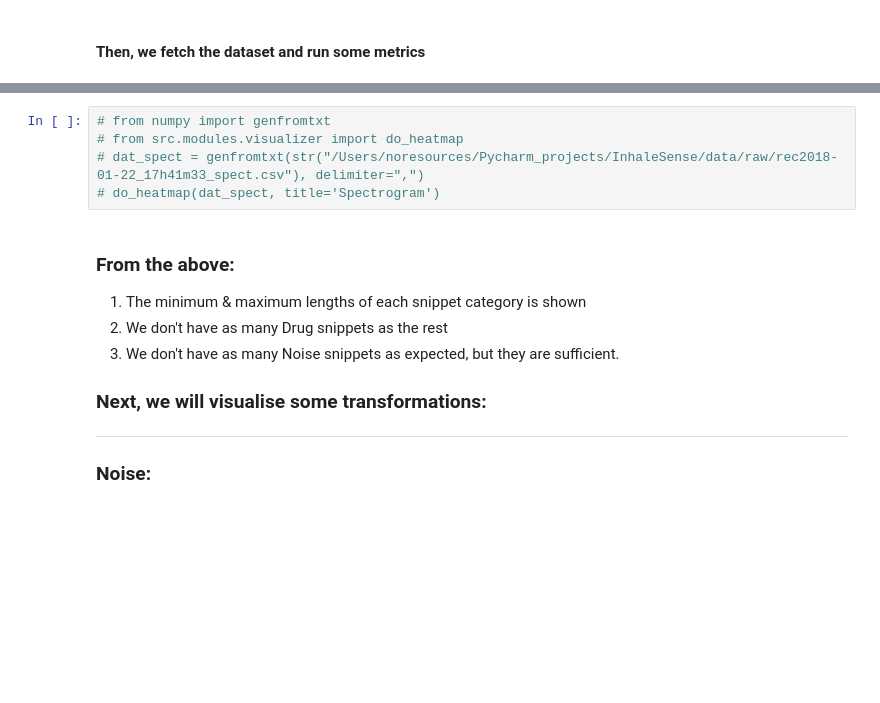
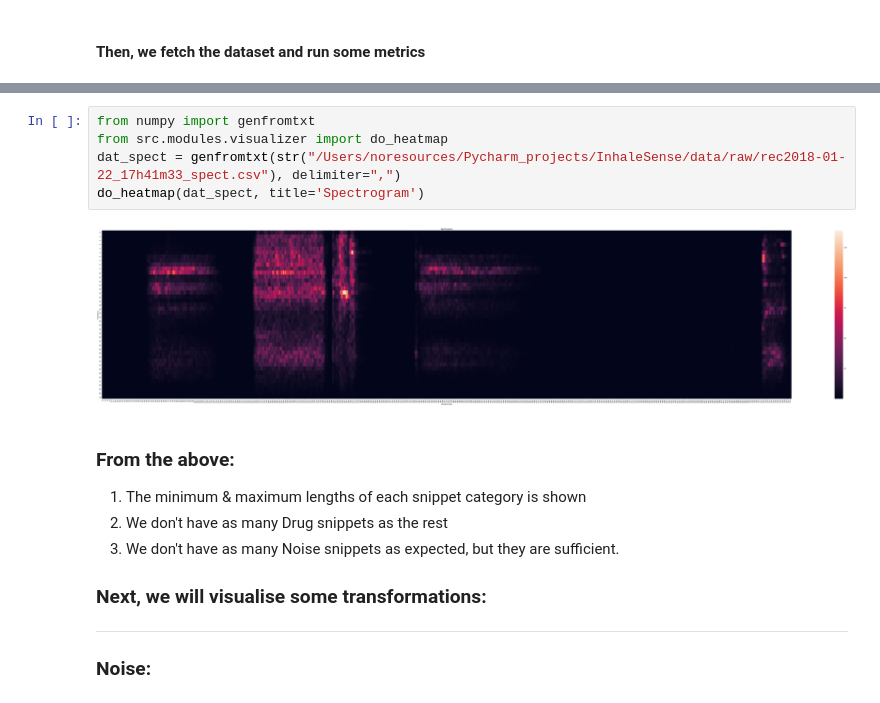
Before and after one commit to dioptx/InhaleSense, a Jupyter notebook: notebook/eda_1.ipynb, the cells around one changed output, grey strips where cells are left out. Drawn from its saved outputs; the diff is of its cells as text; blank space fills up the shorter version.

```diff
--- a/notebook/eda_1.ipynb
+++ b/notebook/eda_1.ipynb
@@ -70,10 +69,12 @@ Drug:
 Noise:
  MinL: 0, MaxL: 20843, Num: 370
 # %%
-# from numpy import genfromtxt
-# from src.modules.visualizer import do_heatmap
-# dat_spect = genfromtxt(str("/Users/noresources/Pycharm_projects/InhaleSense/data/raw/rec2018-01-22_17h41m33_spect.csv"), delimiter=",")
-# do_heatmap(dat_spect, title='Spectrogram')
+from numpy import genfromtxt
+from src.modules.visualizer import do_heatmap
+dat_spect = genfromtxt(str("/Users/noresources/Pycharm_projects/InhaleSense/data/raw/rec2018-01-22_17h41m33_spect.csv"), delimiter=",")
+do_heatmap(dat_spect, title='Spectrogram')
+# %% [output]
+[figure, added]
 # %% [markdown]
 ### From the above:
 1. The minimum & maximum lengths of each snippet category is shown
```
Also changed, not shown: parts of 9 cells of this notebook, 5 other files.
